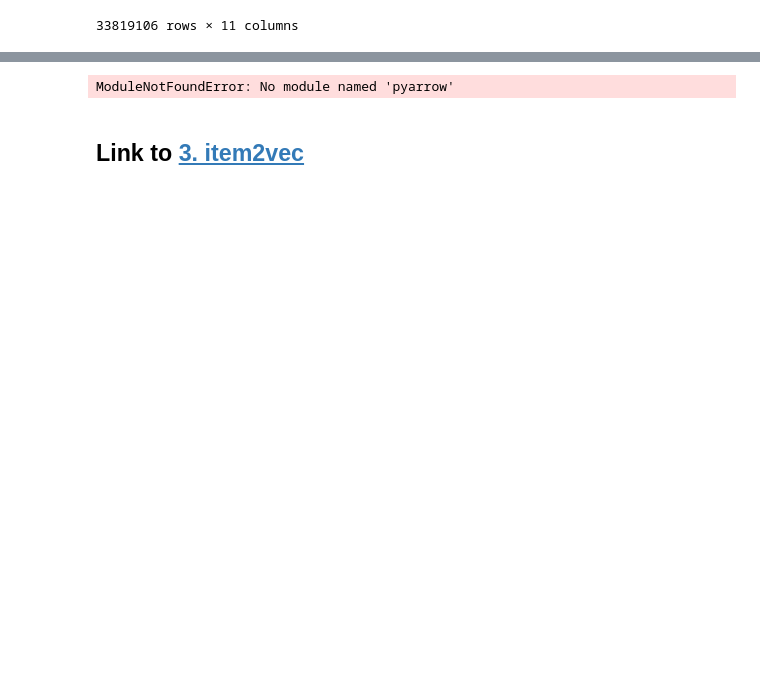
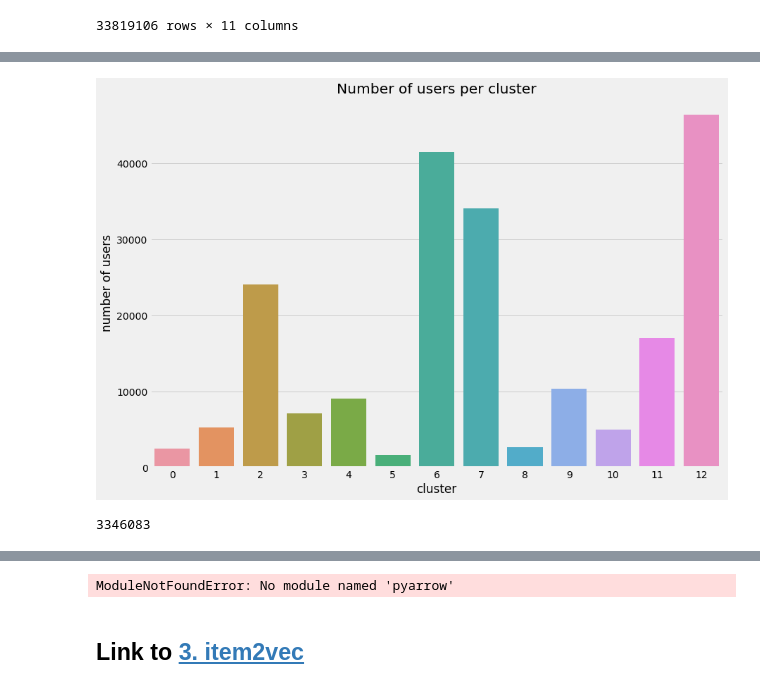
Before and after one commit to lmo272/instacart-product-recommender, a Jupyter notebook: 2_Clustering/2_clustering.ipynb, the cells around one changed output, grey strips where cells are left out. Drawn from its saved outputs; the diff is of its cells as text; code cells hidden in the pictures; blank space fills up the shorter version.

Commit message:
added exploration of clusters

```diff
--- a/2_Clustering/2_clustering.ipynb
+++ b/2_Clustering/2_clustering.ipynb
@@ -304,0 +318,2 @@ all_orders_cluster
+# %%
+user_per_cluster = all_orders_cluster.groupby("cluster").nunique()["user_id"]
@@ -304,0 +338,9 @@ all_orders_cluster
+# %%
+plt.figure(figsize=(13,9))
+sns.barplot(x = user_per_cluster.index, y=user_per_cluster.values)
+plt.title("Number of users per cluster")
+plt.xlabel("cluster")
+plt.ylabel("number of users")
+plt.show()
+# %% [output]
+[figure, added]
@@ -304,0 +349,4 @@ all_orders_cluster
+# %%
+sum(orders_per_cluster.values)
+# %% [output]
+3346083
```
Also changed, not shown: parts of 26 cells of this notebook.
